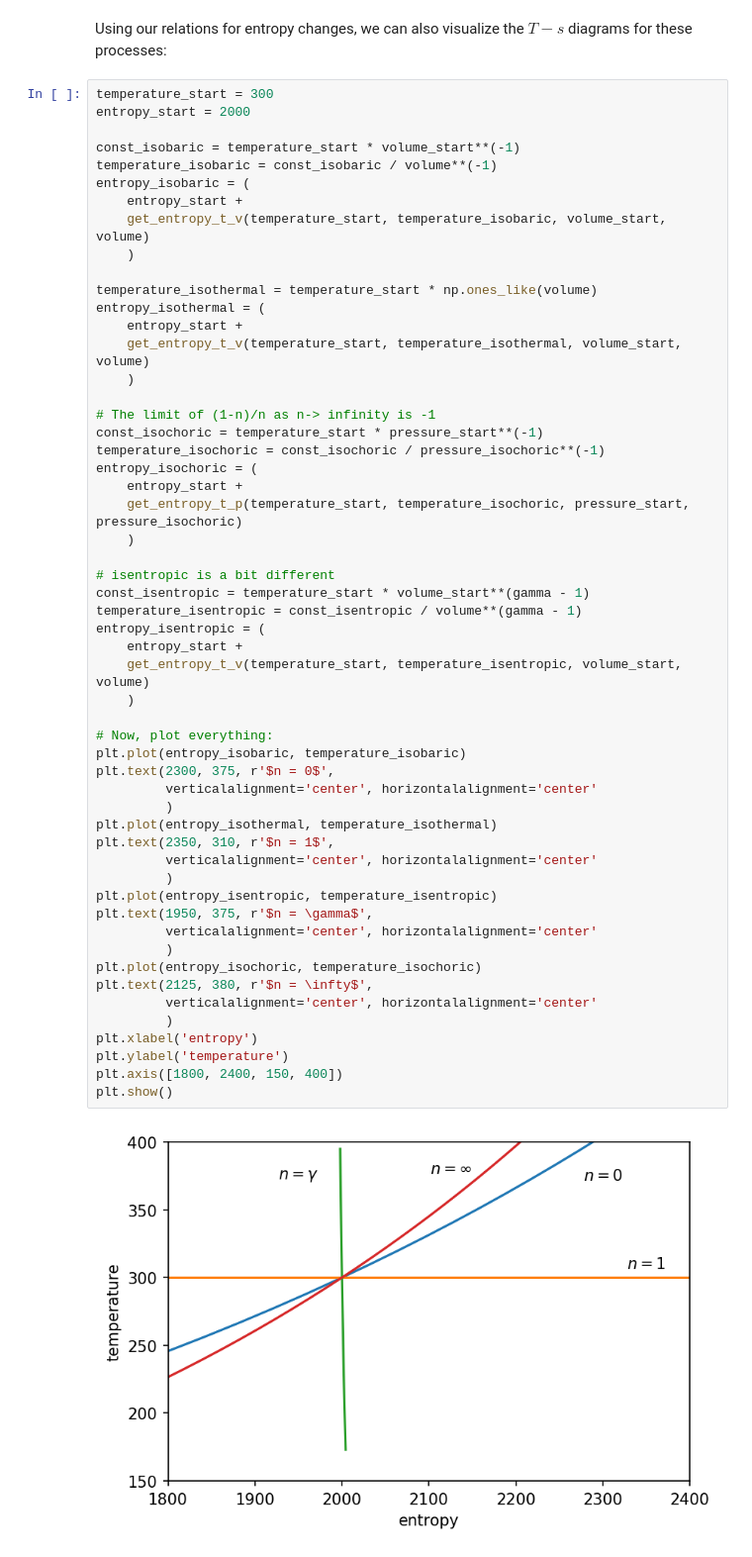
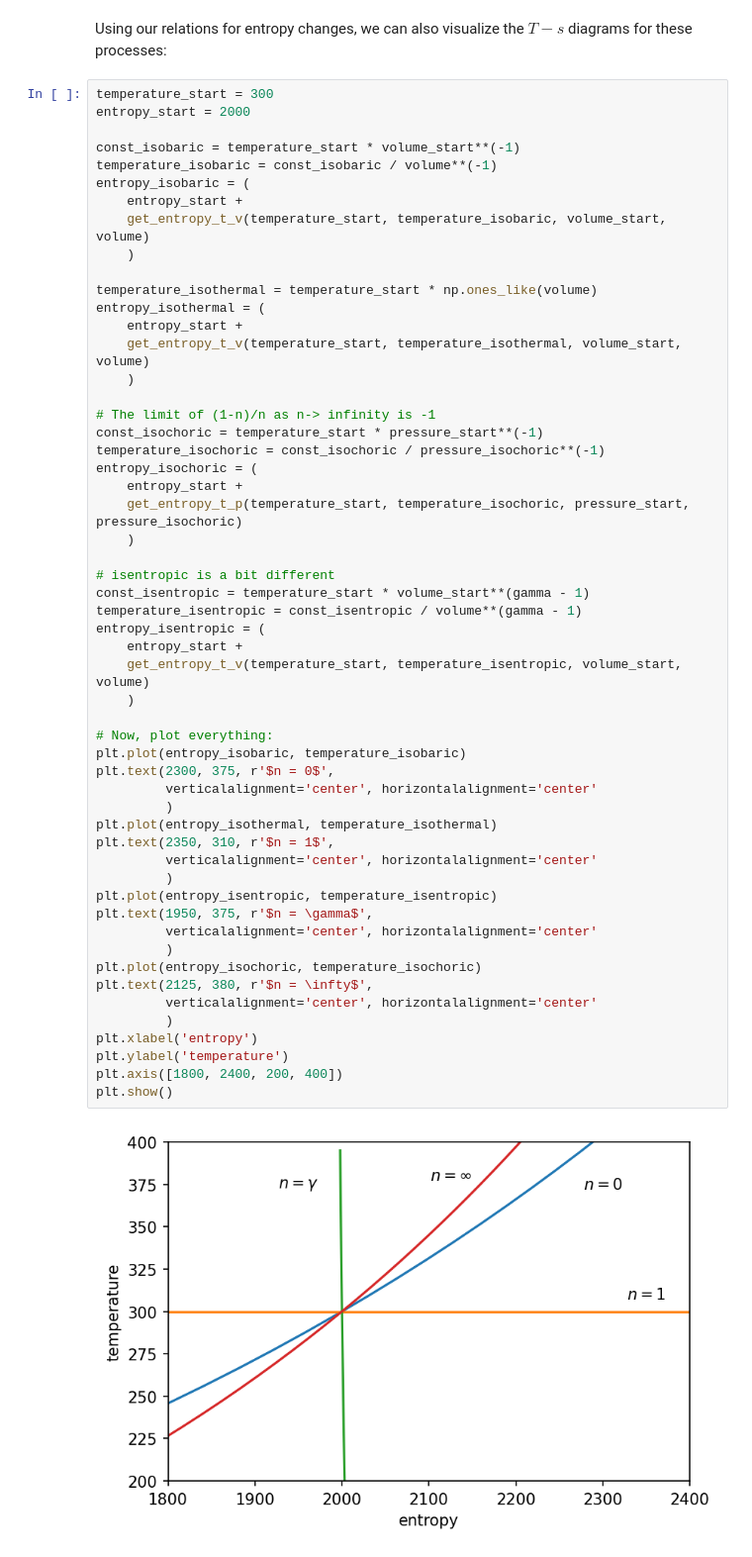
Before and after one commit to kyleniemeyer/gas-dynamics-notes, a Jupyter notebook: book/intro/review-thermo.ipynb, the cells around one changed output. Shown: that part at 99% size. Saved outputs shown, nothing was run; the diff lists cells and outputs as text.

```diff
--- a/book/intro/review-thermo.ipynb
+++ b/book/intro/review-thermo.ipynb
@@ -404,32 +404,32 @@ entropy_isochoric = (
 
 # isentropic is a bit different
 const_isentropic = temperature_start * volume_start**(gamma - 1)
 temperature_isentropic = const_isentropic / volume**(gamma - 1)
 entropy_isentropic = (
     entropy_start +
     get_entropy_t_v(temperature_start, temperature_isentropic, volume_start, volume)
     )
 
 # Now, plot everything:
 plt.plot(entropy_isobaric, temperature_isobaric)
 plt.text(2300, 375, r'$n = 0$',
          verticalalignment='center', horizontalalignment='center'
          )
 plt.plot(entropy_isothermal, temperature_isothermal)
 plt.text(2350, 310, r'$n = 1$',
          verticalalignment='center', horizontalalignment='center'
          )
 plt.plot(entropy_isentropic, temperature_isentropic)
 plt.text(1950, 375, r'$n = \gamma$',
          verticalalignment='center', horizontalalignment='center'
          )
 plt.plot(entropy_isochoric, temperature_isochoric)
 plt.text(2125, 380, r'$n = \infty$',
          verticalalignment='center', horizontalalignment='center'
          )
 plt.xlabel('entropy')
 plt.ylabel('temperature')
-plt.axis([1800, 2400, 150, 400])
+plt.axis([1800, 2400, 200, 400])
 plt.show()
 # %% [output]
-[figure, old version]
+[figure, new version]
```
Also changed, not shown: parts of 2 cells of this notebook.
